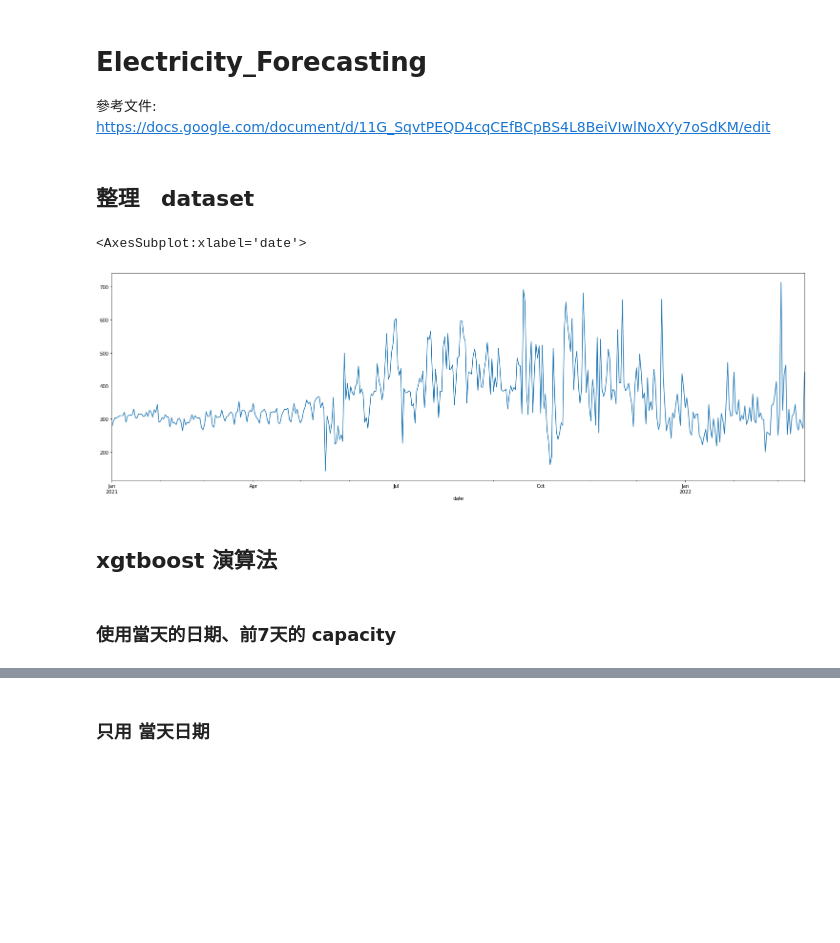
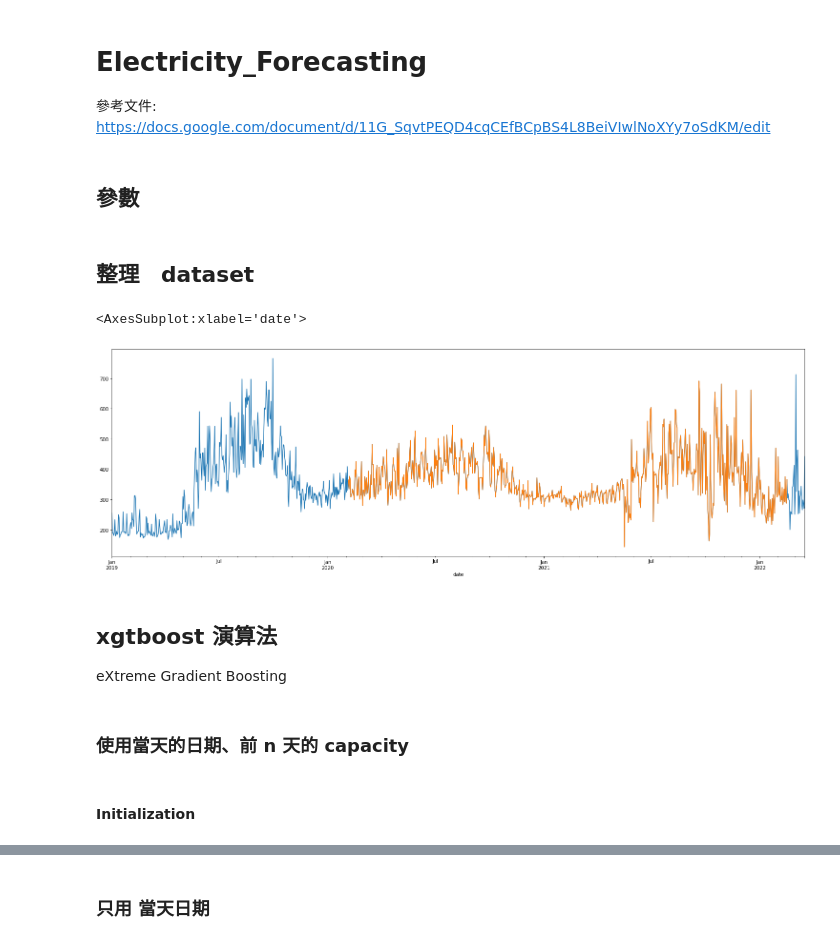
Before and after one commit to How-Wang/Electricity_Forecasting, a Jupyter notebook: DSAI_HW1_Electricity_Forecasting.ipynb, the cells around one changed output, grey strips where cells are left out. Drawn from its saved outputs; the diff is of its cells as text; code cells hidden in the pictures; blank space fills up the shorter version.

```diff
--- a/DSAI_HW1_Electricity_Forecasting.ipynb
+++ b/DSAI_HW1_Electricity_Forecasting.ipynb
@@ -14,6 +16,13 @@ from statsmodels.tsa.arima.model import ARIMA
 from statsmodels.graphics.tsaplots import plot_acf, plot_pacf
 import warnings
 warnings.filterwarnings('ignore')
+# %% [markdown]
+## 參數
+# %%
+n_days = list(range(2, 201)) # number of days needed for prediction
+init_n_days = 145
+n_tests = 30 # numbers of days reserved for testing
+start_offset = 400
 # %% [markdown]
 ## 整理　dataset
 # %%
@@ -60,15 +78,20 @@ test = data_cat[-15:]
 # print("train:\n",train)
 # print("test:\n",test)
 # %%
-data_cat.set_index('date',inplace=True)
-data_cat.head()
-data_cat['capacity'].plot(label='first_data', figsize=(26,8))
-# data_cat = data_cat.reset_index(level=0)
+raw_data.set_index('date',inplace=True)
+raw_data['capacity'].plot(label='first_data', figsize=(26,8))
+# raw_data = raw_data.reset_index(level=0)
+train_tmp = train[:]
+train_tmp.set_index('date',inplace=True)
+train_tmp['capacity'].plot(label='first_data', figsize=(26,8))
 # %% [output]
 <AxesSubplot:xlabel='date'>
-[figure, old version]
+[figure, new version]
 # %% [markdown]
 ## xgtboost 演算法
+eXtreme Gradient Boosting
 # %% [markdown]
-### 使用當天的日期、前7天的 capacity
+### 使用當天的日期、前 n 天的 capacity
+# %% [markdown]
+#### Initialization
 # %%
```
Also changed, not shown: parts of 47 cells of this notebook, 1 other file.
